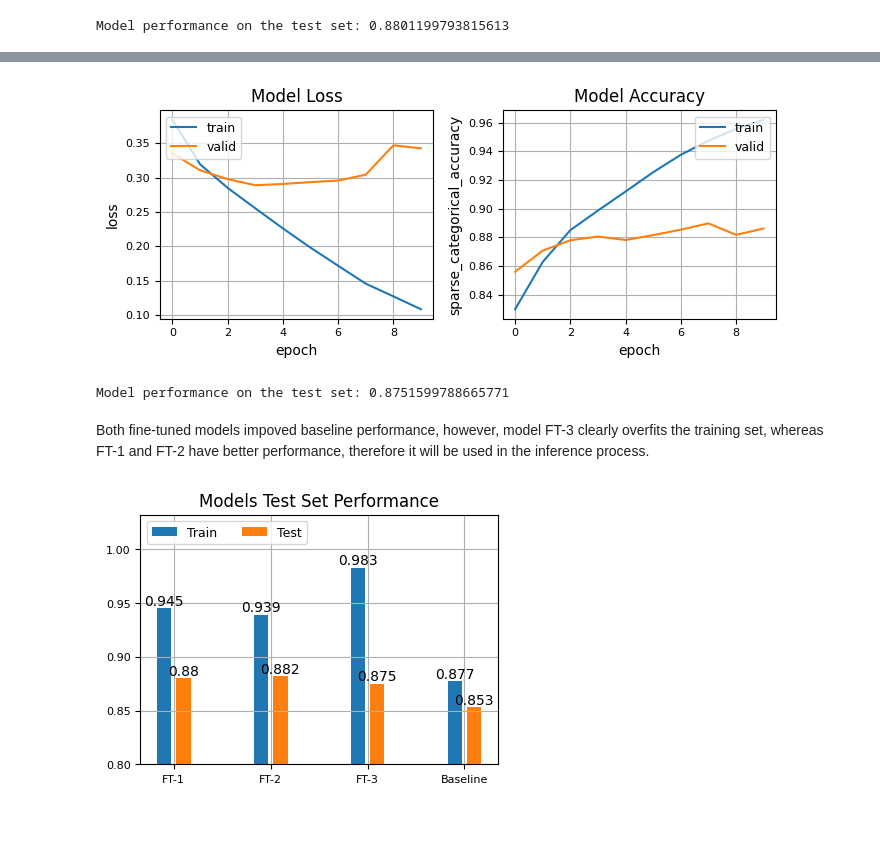
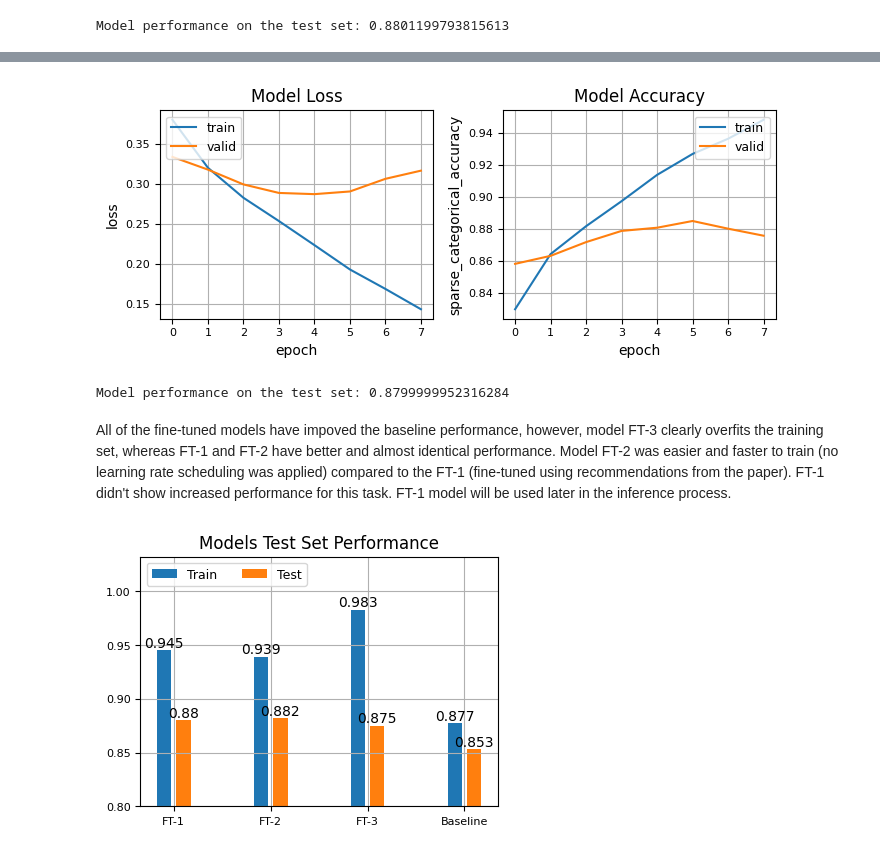
Before and after one commit to OMarchevska/NLP, a Jupyter notebook: Sentiment_Analysis.ipynb, the cells around one changed output, grey strips where cells are left out. Saved outputs shown, nothing was run; the diff lists cells and outputs as text; code cells hidden in the pictures; blank space fills up the shorter version.

```diff
--- a/Sentiment_Analysis.ipynb
+++ b/Sentiment_Analysis.ipynb
@@ -142,6 +154,9 @@ tf.Tensor(233, shape=(), dtype=int32) tf.Tensor(173.71193, shape=(), dtype=float
 # %%
 # utility function to load the model
 def get_model(dropout=0.1):
+    """Returns bert_tiny_en_uncased model optionally appling
+    dropout, where droput=0.1 is the default."""
+
     model = keras_nlp.models.BertClassifier.from_preset(
         "bert_tiny_en_uncased_sst2",
         num_classes=2,
@@ -415,9 +444,13 @@ Model performance on the test set: 0.8816800117492676
 # %%
-model_2 = get_model(dropout=0.3)
+# increase dropout and number of epochs, add early stopping, constant learning rate
+model_2 = get_model(dropout=0.2)
 model_2.compile(optimizer=tf.keras.optimizers.Adam(learning_rate=2e-5),
               loss=tf.keras.losses.SparseCategoricalCrossentropy(from_logits=True),
               metrics=["sparse_categorical_accuracy"])
-history = model_2.fit(train_ds, validation_data=val_ds, epochs=10)
+e_stop = tf.keras.callbacks.EarlyStopping(patience=3, monitor="val_loss", restore_best_weights=True)
+history = model_2.fit(train_ds, validation_data=val_ds, epochs=10,
+                     callbacks=[e_stop])
+# plot summary
 plot_history(history)
 accuracy["FT-3"] = (model_2.evaluate(train_ds, return_dict=True, verbose=0)["sparse_categorical_accuracy"],
                     model_2.evaluate(test_ds, return_dict=True, verbose=0)["sparse_categorical_accuracy"])
@@ -446,7 +475,7 @@ Epoch 10/10
-[figure, old version]
+[figure, new version]
-Model performance on the test set: 0.8751599788665771
+Model performance on the test set: 0.8799999952316284
 # %% [markdown]
-Both fine-tuned models impoved baseline performance, however, model FT-3 clearly overfits the training set, whereas FT-1 and FT-2 have better performance, therefore it will be used in the inference process.
+All of the fine-tuned models have impoved the baseline performance, however, model FT-3 clearly overfits the training set, whereas FT-1 and FT-2 have better and almost identical performance. Model FT-2 was easier and faster to train (no learning rate scheduling was applied) compared to the FT-1 (fine-tuned using recommendations from the paper). FT-1 didn't show increased performance for this task. FT-1 model will be used later in the inference process.
 # %%
 plot_stats(accuracy)
 # %% [output]
```
Also changed, not shown: parts of 30 cells of this notebook.
